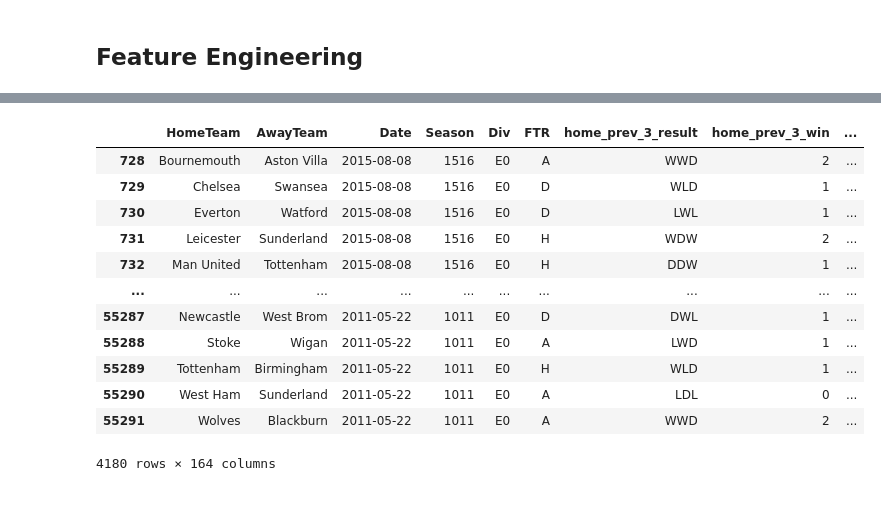
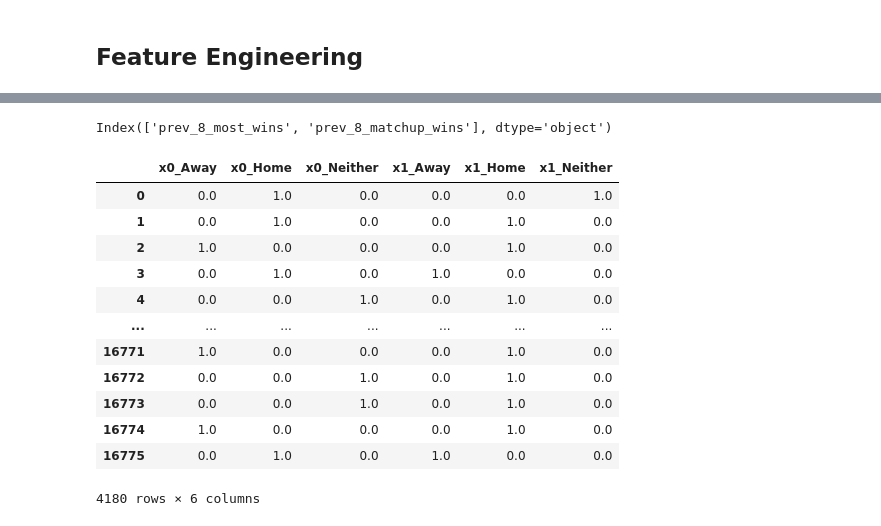
Before and after one commit to JonNixonCodes/FootballPrediction, a Jupyter notebook: Python/Feature Engineering.ipynb, the cells around one changed output, grey strips where cells are left out. Drawn from its saved outputs; the diff is of its cells as text; code cells hidden in the pictures.

```diff
--- a/Python/Feature Engineering.ipynb
+++ b/Python/Feature Engineering.ipynb
@@ -41,0 +20,4 @@ dtype: object
+# %%
+# Load dataframe
+df = features.load_dataframe()
+df
@@ -87,15 +79,0 @@ missing_df.groupby('Season').first()
-# %%
-# Keep Seasons from 0001-1819
-valid_seasons = ['0001','0102','0203','0304','0405','0506','0607','0708','0809','0910','1011','1112','1213','1314'\
-                 ,'1415','1516','1617','1718','1819']
-# Keep results from div E0, E1
-valid_div = ['E0','E1']
-# Filter dataframe
-missing_df = df
-missing_df = missing_df[missing_df['Season'].isin(valid_seasons)]
-missing_df = missing_df[missing_df['Div'].isin(valid_div)]
-#missing_df = missing_df.drop(labels='Referee',axis=1)
-df = missing_df # Set filtered dataframe
-# Missing data
-missing_df = missing_df[missing_df.isna().max(axis=1)]
-missing_df # Show missing data
@@ -137,10 +79,0 @@ impute_vals # Show impute vals
-# %%
-impute_df = df
-# Function: replace missing values with impute values
-#tmp = impute_df.loc[missing_df.index[0]]
-#tmp.fillna(impute_vals[(impute_vals['Div']==tmp['Div']) & (impute_vals['FTR']==tmp['FTR']) & (impute_vals['Season']==tmp['Season']
-#)].iloc[0])
-#impute_df.loc[missing_df.index].apply(lambda x: x.fillna(value=impute_vals.loc[x['Div'],x['FTR']]))
-impute_df.loc[missing_df.index]=impute_df.loc[missing_df.index].apply(lambda x: x.fillna(impute_vals[(impute_vals['Div']==x['Div']) & (impute_vals['FTR']==x['FTR']) & (impute_vals['Season']==x['Season'])].iloc[0]),axis=1)
-df = impute_df
-df # show final dataframe
@@ -318,31 +130,32 @@ feature_df
 # %%
 # Import libraries
 from sklearn.preprocessing import OneHotEncoder
+# %%
+cat_feature = feature_df.dtypes[feature_df.dtypes == object].keys()
+cat_feature = cat_feature.drop(['HomeTeam','AwayTeam','Season','Div','FTR'])
+cat_feature
+# %% [output]
+Index(['prev_8_most_wins', 'prev_8_matchup_wins'], dtype='object')
 # %%
 # Prepare data for training
-num_feature = ['home_prev_3_win','home_prev_3_loss','home_prev_3_draw','home_prev_3_win_pct','home_prev_3_loss_pct','home_prev_3_gd','home_prev_3_gc','home_prev_3_gs','home_prev_3_cs'\
-                ,'away_prev_3_win','away_prev_3_loss','away_prev_3_draw','away_prev_3_win_pct','away_prev_3_loss_pct','away_prev_3_gd','away_prev_3_gc','away_prev_3_gs','away_prev_3_cs']
-cat_feature = ['HomeTeam','AwayTeam','Season','Div','home_prev_3_result','away_prev_3_result']
-remove_feature = ['Date','FTR']
+cat_feature = feature_df.dtypes[feature_df.dtypes == object].keys()
+cat_feature = cat_feature.drop(['HomeTeam','AwayTeam','Season','Div','FTR'])
 # Encode categorical features using One-Hot-Encoding
 encoder = OneHotEncoder()
-cat_1hot_df = encoder.fit_transform(feature_df[cat_feature])
-cat_1_hot_df = pd.DataFrame(cat_1hot_df.todense(),columns=encoder.get_feature_names(),index=feature_df.index) # Convert to dataframe
-cat_1_hot_df
-# Append numerical features
-feature_df = pd.concat([feature_df,cat_1_hot_df],axis=1)
-feature_df
+cat_1hot_mtx = encoder.fit_transform(feature_df[cat_feature])
+cat_1hot_df = pd.DataFrame(cat_1hot_mtx.todense(),columns=encoder.get_feature_names(),index=feature_df.index) # Convert to dataframe
+cat_1hot_df
 # %% [output]
-|  | HomeTeam | AwayTeam | Date | Season | Div | FTR | home_prev_3_result | home_prev_3_win | ... |
-| 728 | Bournemouth | Aston Villa | 2015-08-08 | 1516 | E0 | A | WWD | 2 | ... |
-| 729 | Chelsea | Swansea | 2015-08-08 | 1516 | E0 | D | WLD | 1 | ... |
-| 730 | Everton | Watford | 2015-08-08 | 1516 | E0 | D | LWL | 1 | ... |
-| 731 | Leicester | Sunderland | 2015-08-08 | 1516 | E0 | H | WDW | 2 | ... |
-| 732 | Man United | Tottenham | 2015-08-08 | 1516 | E0 | H | DDW | 1 | ... |
-| ... | ... | ... | ... | ... | ... | ... | ... | ... | ... |
-| 55287 | Newcastle | West Brom | 2011-05-22 | 1011 | E0 | D | DWL | 1 | ... |
-| 55288 | Stoke | Wigan | 2011-05-22 | 1011 | E0 | A | LWD | 1 | ... |
-| 55289 | Tottenham | Birmingham | 2011-05-22 | 1011 | E0 | H | WLD | 1 | ... |
-| 55290 | West Ham | Sunderland | 2011-05-22 | 1011 | E0 | A | LDL | 0 | ... |
-| 55291 | Wolves | Blackburn | 2011-05-22 | 1011 | E0 | A | WWD | 2 | ... |
+|  | x0_Away | x0_Home | x0_Neither | x1_Away | x1_Home | x1_Neither |
+| 0 | 0.0 | 1.0 | 0.0 | 0.0 | 0.0 | 1.0 |
+| 1 | 0.0 | 1.0 | 0.0 | 0.0 | 1.0 | 0.0 |
+| 2 | 1.0 | 0.0 | 0.0 | 0.0 | 1.0 | 0.0 |
+| 3 | 0.0 | 1.0 | 0.0 | 1.0 | 0.0 | 0.0 |
+| 4 | 0.0 | 0.0 | 1.0 | 0.0 | 1.0 | 0.0 |
+| ... | ... | ... | ... | ... | ... | ... |
+| 16771 | 1.0 | 0.0 | 0.0 | 0.0 | 1.0 | 0.0 |
+| 16772 | 0.0 | 0.0 | 1.0 | 0.0 | 1.0 | 0.0 |
+| 16773 | 0.0 | 0.0 | 1.0 | 0.0 | 1.0 | 0.0 |
+| 16774 | 1.0 | 0.0 | 0.0 | 0.0 | 1.0 | 0.0 |
+| 16775 | 0.0 | 1.0 | 0.0 | 1.0 | 0.0 | 0.0 |
-4180 rows × 164 columns
+4180 rows × 6 columns
```
Also changed, not shown: parts of 19 cells of this notebook, 10 other files.
